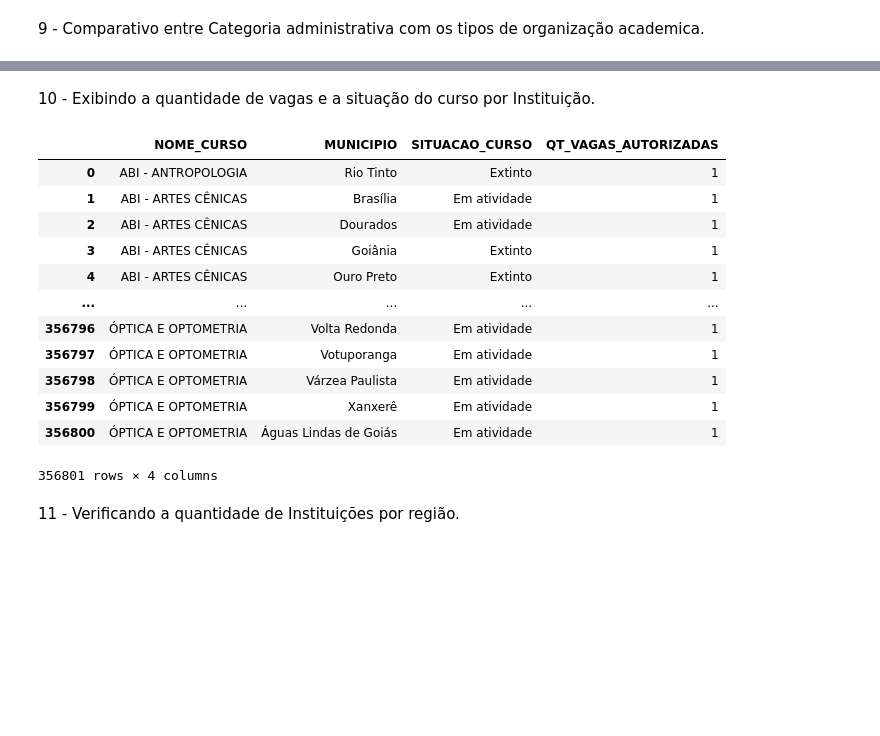
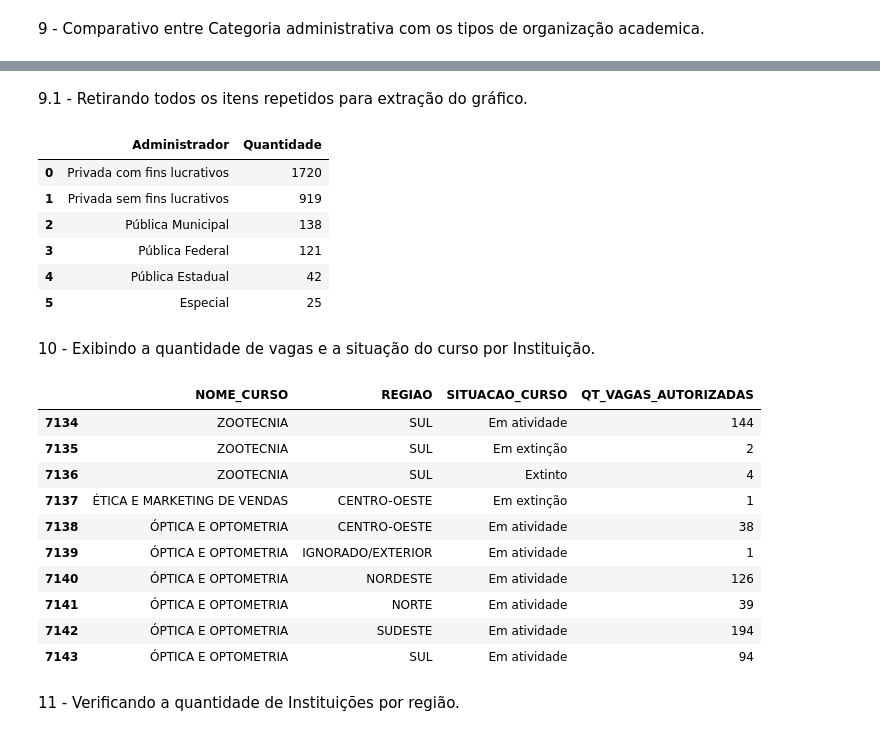
Before and after one commit to LucasPolicarpo-svg/Projeto_Final_Python, a Jupyter notebook: dados.ipynb, the cells around one changed output, grey strips where cells are left out. Saved outputs shown, nothing was run; the diff lists cells and outputs as text; code cells hidden in the pictures; blank space fills up the shorter version.

```diff
--- a/dados.ipynb
+++ b/dados.ipynb
@@ -88,0 +94,10 @@ tabela[['NOME_IES', 'NOME_CURSO', 'GRAU']]
+# %%
+tabela = pd.DataFrame(tabela)
+
+regiao = tabela[tabela['REGIAO'] == 'SUDESTE']
+
+cursos = regiao[["NOME_CURSO", "REGIAO", "QT_VAGAS_AUTORIZADAS"]].groupby(["NOME_CURSO", "REGIAO"]).sum()
+
+ativos = cursos.query('QT_VAGAS_AUTORIZADAS != 0')
+
+display(ativos)
@@ -88,0 +121,11 @@ tabela[['NOME_IES', 'NOME_CURSO', 'GRAU']]
+# %%
+tabela = pd.DataFrame(tabela)
+
+cidade = tabela[tabela['MUNICIPIO'] == 'Franca']
+facu = cidade[cidade['NOME_IES'] == 'UNIVERSIDADE DE FRANCA']
+
+cursos_franca = facu[["NOME_IES", "NOME_CURSO", "QT_VAGAS_AUTORIZADAS"]].groupby(["NOME_IES", "NOME_CURSO"]).sum()
+
+#ativos = cursos_lins.query('QT_VAGAS_AUTORIZADAS != 0')
+
+display(cursos_franca)
@@ -220,26 +276,54 @@ display(tabela_comparativa_org)
 | Instituição Especialmente Credenc... | 0 | 0 | 1 | 0 | 0 | ... |
 | Instituto Federal de Educação, Ci... | 0 | 0 | 0 | 0 | 2816 | ... |
 | Universidade | 437 | 328094 | 55345 | 9348 | 11867 | ... |
+# %% [markdown]
+9.1 - Retirando todos os itens repetidos para extração do gráfico.
+# %%
+instituicoes_em_atividade = tabela[(tabela.SITUACAO_CURSO != 'Em extinção') & (tabela.SITUACAO_CURSO != 'Extinto')].drop_duplicates(subset=['NOME_IES'])
+
+instituicoes_em_atividade
+
+adm_instituicoes = instituicoes_em_atividade['CATEGORIA_ADMINISTRATIVA'].value_counts()
+
+adm_name = instituicoes_em_atividade['CATEGORIA_ADMINISTRATIVA'].drop_duplicates()
+
+tabela_adm = {}
+nova_tabela_adm = pd.DataFrame(tabela_adm)
+
+for x in range(len(adm_name)):
+    adm = adm_name.iloc[x]
+    qto = adm_instituicoes.iloc[x]
+
+    nova_linha = pd.DataFrame({ 'Administrador': [adm], 'Quantidade': [qto] }, index=[x])
+    nova_tabela_adm = pd.concat([nova_tabela_adm, nova_linha])
+
+display(nova_tabela_adm)
+# %% [output]
+|  | Administrador | Quantidade |
+| 0 | Privada com fins lucrativos | 1720 |
+| 1 | Privada sem fins lucrativos | 919 |
+| 2 | Pública Municipal | 138 |
+| 3 | Pública Federal | 121 |
+| 4 | Pública Estadual | 42 |
+| 5 | Especial | 25 |
 # %% [markdown]
 10 - Exibindo a quantidade de vagas e a situação do curso por Instituição.
 # %%
-atividade_cidade = tabela.groupby(['NOME_CURSO', 'MUNICIPIO', 'SITUACAO_CURSO'])['QT_VAGAS_AUTORIZADAS'].count().reset_index()
+atividade_cidade = tabela.groupby(['NOME_CURSO', 'REGIAO', 'SITUACAO_CURSO'])['QT_VAGAS_AUTORIZADAS'].count().reset_index()
 
-display(atividade_cidade)
+display(atividade_cidade.tail(10))
 # %% [output]
-|  | NOME_CURSO | MUNICIPIO | SITUACAO_CURSO | QT_VAGAS_AUTORIZADAS |
-| 0 | ABI - ANTROPOLOGIA | Rio Tinto | Extinto | 1 |
-| 1 | ABI - ARTES CÊNICAS | Brasília | Em atividade | 1 |
-| 2 | ABI - ARTES CÊNICAS | Dourados | Em atividade | 1 |
-| 3 | ABI - ARTES CÊNICAS | Goiânia | Extinto | 1 |
-| 4 | ABI - ARTES CÊNICAS | Ouro Preto | Extinto | 1 |
-| ... | ... | ... | ... | ... |
-| 356796 | ÓPTICA E OPTOMETRIA | Volta Redonda | Em atividade | 1 |
-| 356797 | ÓPTICA E OPTOMETRIA | Votuporanga | Em atividade | 1 |
-| 356798 | ÓPTICA E OPTOMETRIA | Várzea Paulista | Em atividade | 1 |
-| 356799 | ÓPTICA E OPTOMETRIA | Xanxerê | Em atividade | 1 |
-| 356800 | ÓPTICA E OPTOMETRIA | Águas Lindas de Goiás | Em atividade | 1 |
+|  | NOME_CURSO | REGIAO | SITUACAO_CURSO | QT_VAGAS_AUTORIZADAS |
+| 7134 | ZOOTECNIA | SUL | Em atividade | 144 |
+| 7135 | ZOOTECNIA | SUL | Em extinção | 2 |
+| 7136 | ZOOTECNIA | SUL | Extinto | 4 |
+| 7137 | ÉTICA E MARKETING DE VENDAS | CENTRO-OESTE | Em extinção | 1 |
+| 7138 | ÓPTICA E OPTOMETRIA | CENTRO-OESTE | Em atividade | 38 |
+| 7139 | ÓPTICA E OPTOMETRIA | IGNORADO/EXTERIOR | Em atividade | 1 |
+| 7140 | ÓPTICA E OPTOMETRIA | NORDESTE | Em atividade | 126 |
+| 7141 | ÓPTICA E OPTOMETRIA | NORTE | Em atividade | 39 |
+| 7142 | ÓPTICA E OPTOMETRIA | SUDESTE | Em atividade | 194 |
+| 7143 | ÓPTICA E OPTOMETRIA | SUL | Em atividade | 94 |
-356801 rows × 4 columns
 # %% [markdown]
 11 - Verificando a quantidade de Instituições por região.
 # %%
```
Also changed, not shown: parts of 22 cells of this notebook, 8 other files.
